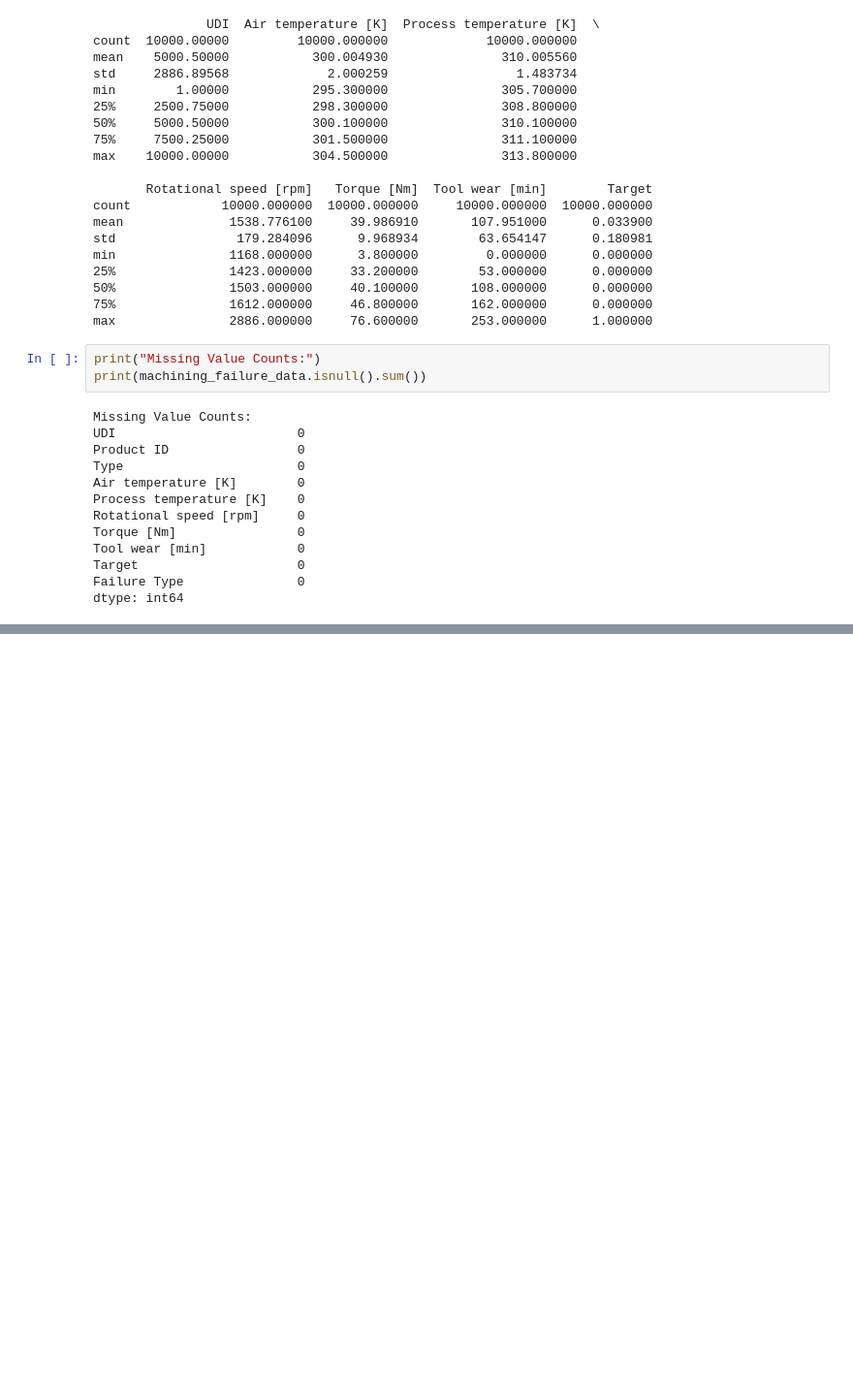
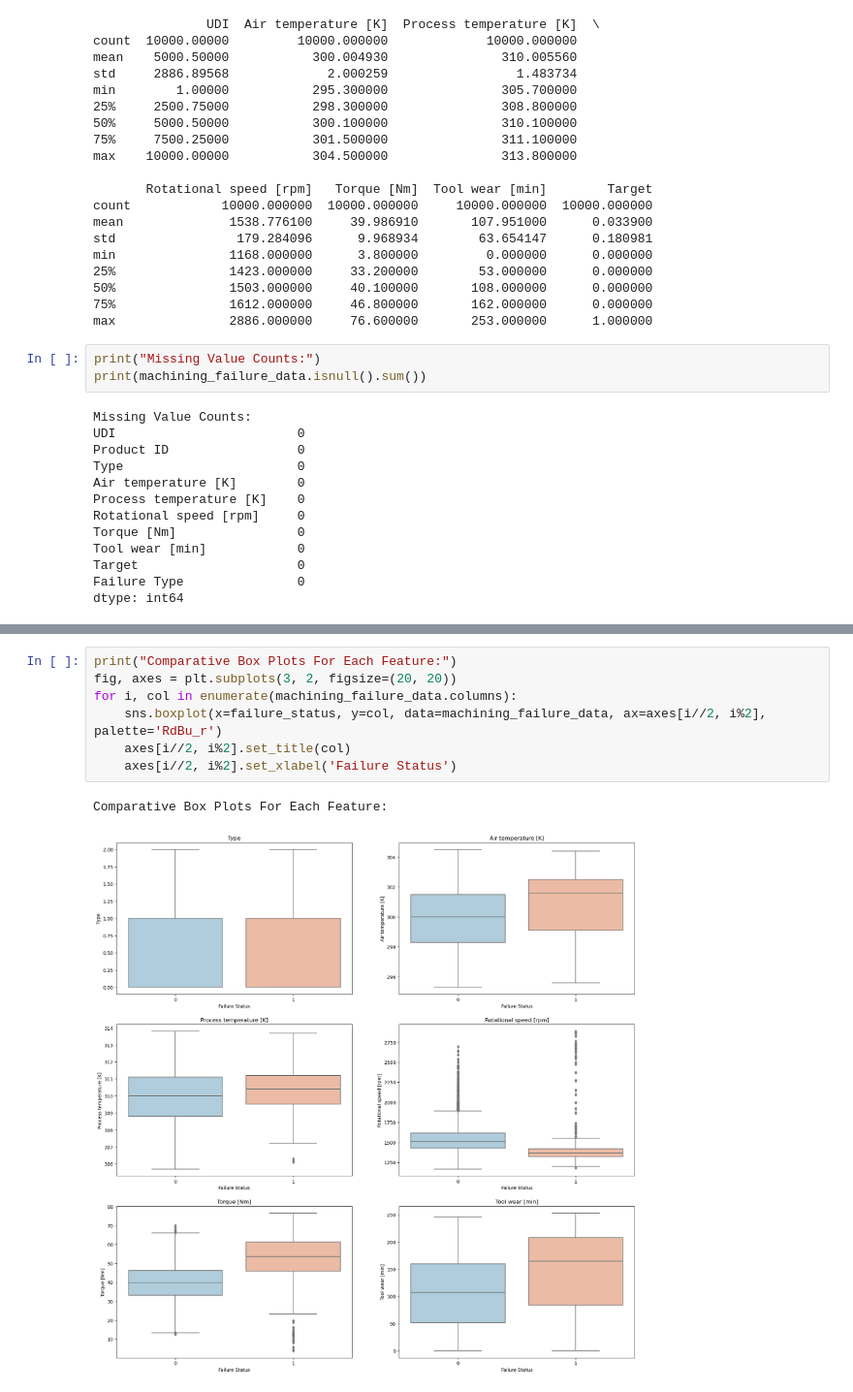
Before and after one commit to elan-wilkinson/Predicting-Manufacturing-Failure-Type, a Jupyter notebook: main.ipynb, the cells around one changed output, grey strips where cells are left out. Shown: that part at 97% size. Drawn from its saved outputs; the diff is of its cells as text; blank space fills up the shorter version.

```diff
--- a/main.ipynb
+++ b/main.ipynb
@@ -60,0 +76,10 @@ dtype: int64
+# %%
+print("Comparative Box Plots For Each Feature:")
+fig, axes = plt.subplots(3, 2, figsize=(20, 20))
+for i, col in enumerate(machining_failure_data.columns):
+    sns.boxplot(x=failure_status, y=col, data=machining_failure_data, ax=axes[i//2, i%2], palette='RdBu_r')
+    axes[i//2, i%2].set_title(col)
+    axes[i//2, i%2].set_xlabel('Failure Status')
+# %% [output]
+Comparative Box Plots For Each Feature:
+[figure, added]
```
Also changed, not shown: parts of 3 cells of this notebook.
